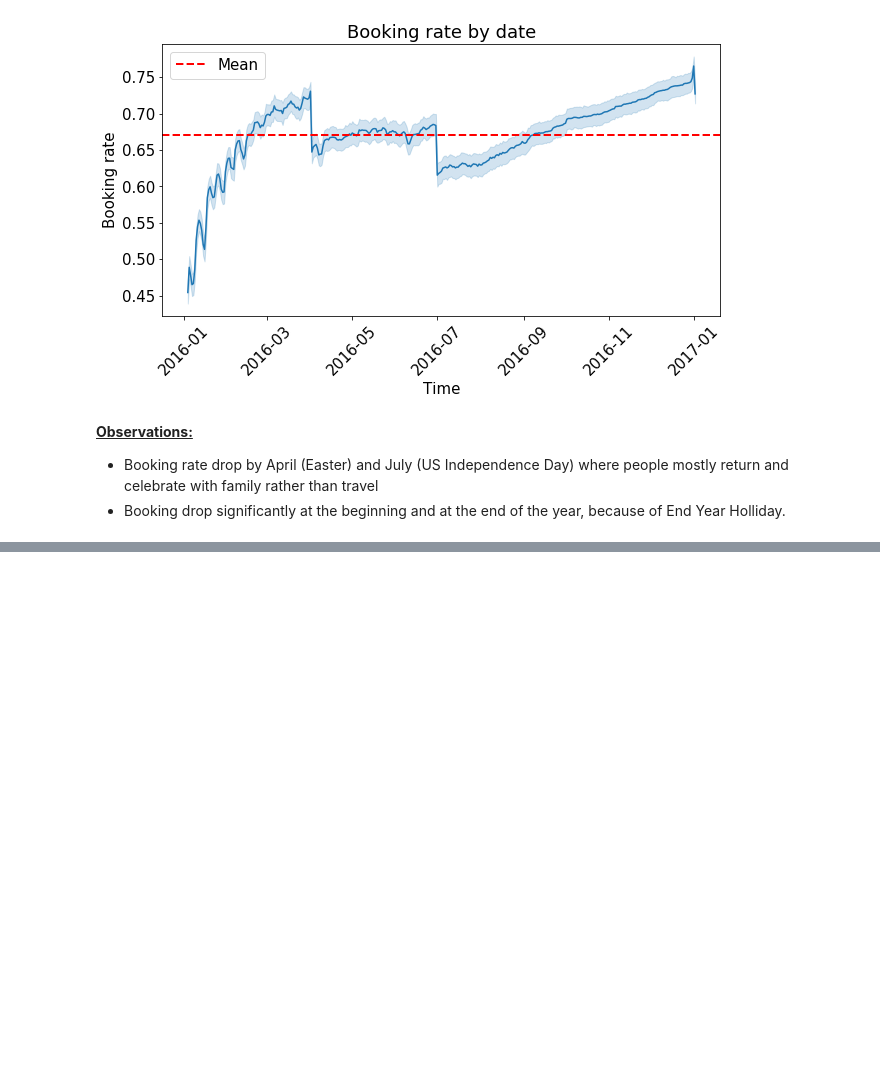
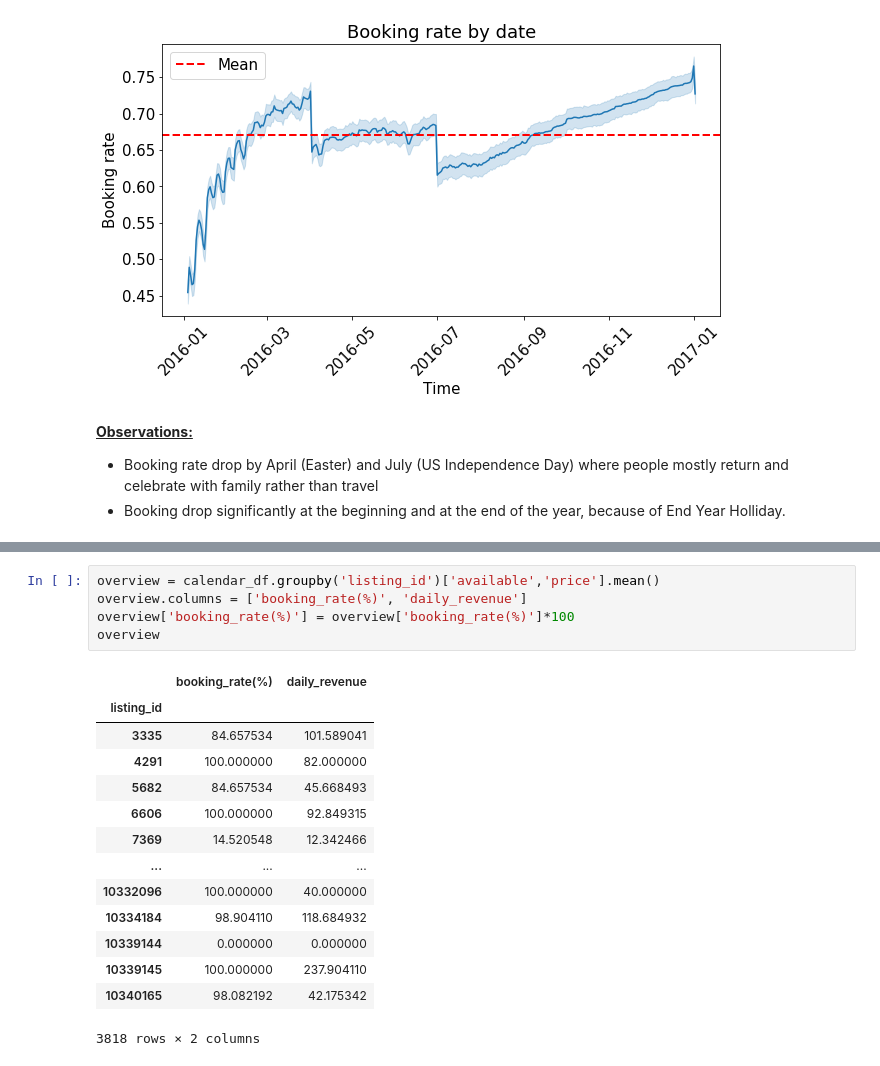
Before and after one commit to vibhutivadje/Predicting_Airbnb_revenue, a Jupyter notebook: Main.ipynb, the cells around one changed output, grey strips where cells are left out. Drawn from its saved outputs; the diff is of its cells as text; blank space fills up the shorter version.

```diff
--- a/Main.ipynb
+++ b/Main.ipynb
@@ -115,0 +109,20 @@ plt.show()
+# %%
+overview = calendar_df.groupby('listing_id')['available','price'].mean()
+overview.columns = ['booking_rate(%)', 'daily_revenue']
+overview['booking_rate(%)'] = overview['booking_rate(%)']*100
+overview
+# %% [output]
+|  | booking_rate(%) | daily_revenue |
+| listing_id |  |  |
+| 3335 | 84.657534 | 101.589041 |
+| 4291 | 100.000000 | 82.000000 |
+| 5682 | 84.657534 | 45.668493 |
+| 6606 | 100.000000 | 92.849315 |
+| 7369 | 14.520548 | 12.342466 |
+| ... | ... | ... |
+| 10332096 | 100.000000 | 40.000000 |
+| 10334184 | 98.904110 | 118.684932 |
+| 10339144 | 0.000000 | 0.000000 |
+| 10339145 | 100.000000 | 237.904110 |
+| 10340165 | 98.082192 | 42.175342 |
+3818 rows × 2 columns
```
Also changed, not shown: parts of 6 cells of this notebook.
